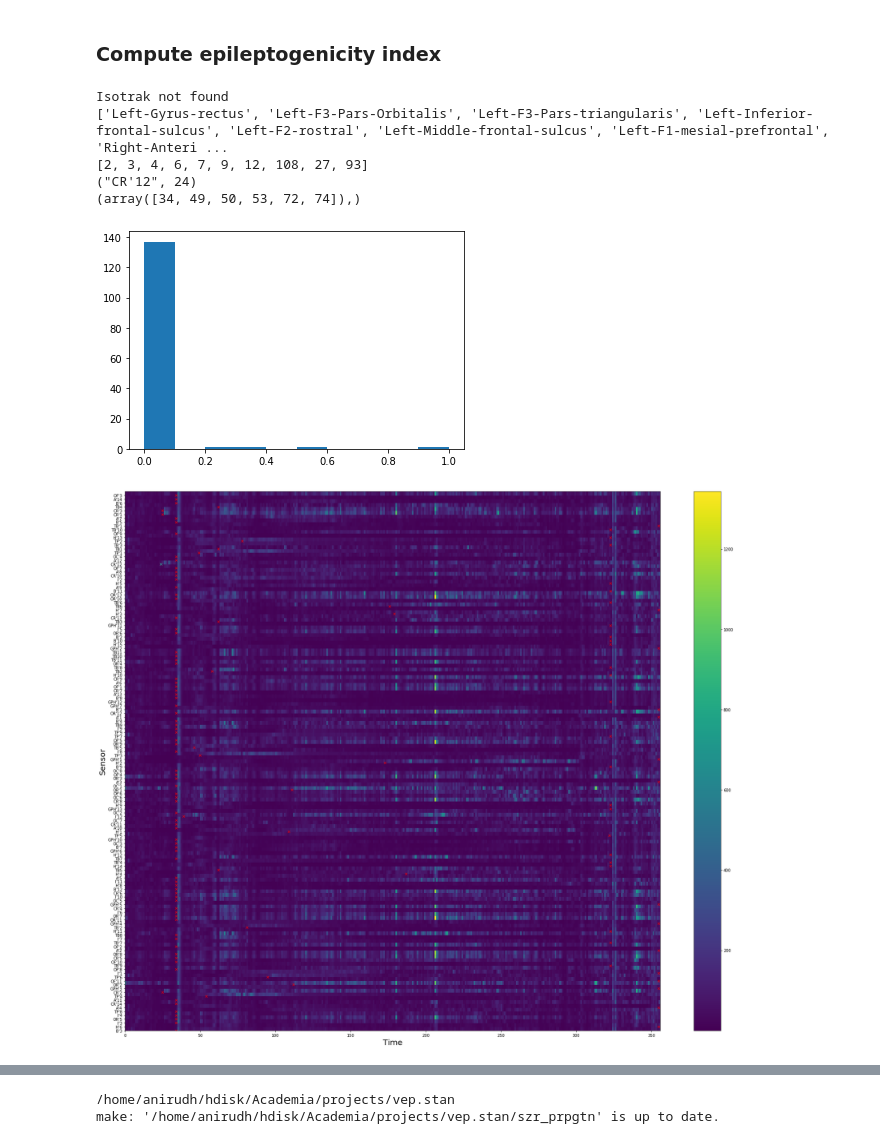
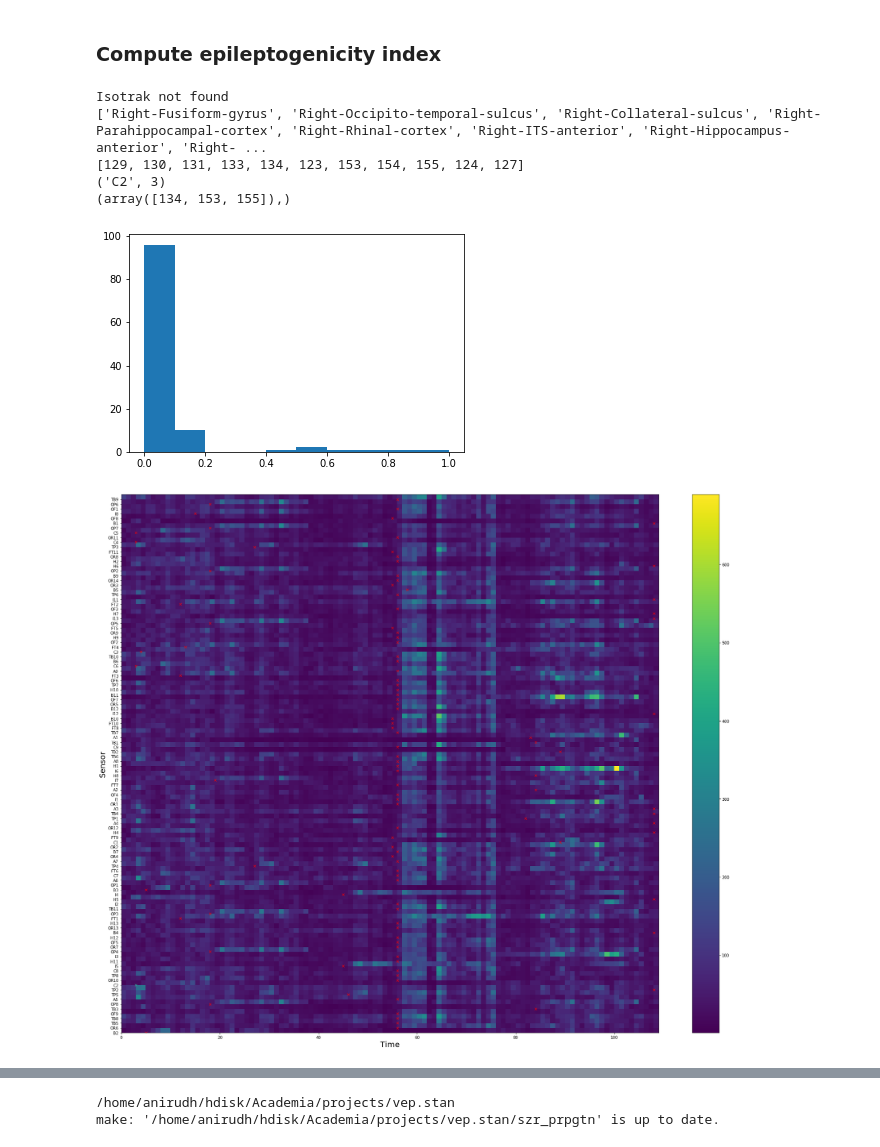
Before and after one commit to dhrunia/infr_szr_prpgtn, a Jupyter notebook: Prestan-fit-ei.ipynb, the cells around one changed output, grey strips where cells are left out. Drawn from its saved outputs; the diff is of its cells as text; code cells hidden in the pictures.

```diff
--- a/Prestan-fit-ei.ipynb
+++ b/Prestan-fit-ei.ipynb
@@ -91,8 +91,8 @@ ep_idx, Nd, N0, ER = lib.utils.ez_priors.comp_epindx(
     data_dir,
     raw_seeg_fname,
     meta_data_fname,
-    bias=50,
-    thrshld=300,
+    bias=20,
+    thrshld=200,
     tau=1,
     wndw_len=1024,
     wndw_ovrlp=512,
@@ -101,39 +101,39 @@ ep_idx_keys, ep_idx_vals = zip(*ep_idx.items())
 ep_idx_vals = np.array(ep_idx_vals)
 cntcts_file = os.path.join(data_dir, 'elec', 'seeg.xyz')
 cntrs_zipfile = os.path.join(data_dir,'tvb', 'connectivity.vep.zip')
 ez_names, ez_idcs = lib.utils.ez_priors.get_ez_from_epindx(ep_idx, 0.5, cntcts_file, cntrs_zipfile, dist_prcntl=3.0)
 print(ez_names)
 print(ez_idcs)
 print(N0)
 ez_clin_hyp = np.loadtxt(os.path.join(data_dir, 'tvb', 'ez_hypothesis.vep.txt'))
 print(np.where(ez_clin_hyp))
 
 plt.figure()
 plt.hist(ep_idx_vals);
 plt.savefig(os.path.join(results_dir,'figures','ei_hist.png'))
 
 k, v = zip(*ER.items())
 ER_mat = np.array(v)
 plt.figure(figsize=(25,20))
 plt.pcolormesh(ER_mat)
 plt.plot([Nd[ch_name] for ch_name in k], np.r_[0:len(k)], 'rx')
 plt.plot(N0[1], k.index(N0[0]),  'cx')
 plt.yticks(ticks=np.r_[0:len(k)], labels=k);
 plt.xlabel('Time', fontsize=20)
 plt.ylabel('Sensor',fontsize=20)
 plt.colorbar()
 plt.tight_layout()
 plt.savefig(os.path.join(results_dir, 'figures', 'Nd_ER.png'))
 
 np.savez(os.path.join(results_dir, "ei_data.npz"), ez_idcs=np.array(ez_idcs), ez_names=ez_names, ch_names=k)
 # %% [output]
 Isotrak not found
-['Left-Gyrus-rectus', 'Left-F3-Pars-Orbitalis', 'Left-F3-Pars-triangularis', 'Left-Inferior-frontal-sulcus', 'Left-F2-rostral', 'Left-Middle-frontal-sulcus', 'Left-F1-mesial-prefrontal', 'Right-Anteri ...
-[2, 3, 4, 6, 7, 9, 12, 108, 27, 93]
-("CR'12", 24)
-(array([34, 49, 50, 53, 72, 74]),)
+['Right-Fusiform-gyrus', 'Right-Occipito-temporal-sulcus', 'Right-Collateral-sulcus', 'Right-Parahippocampal-cortex', 'Right-Rhinal-cortex', 'Right-ITS-anterior', 'Right-Hippocampus-anterior', 'Right- ...
+[129, 130, 131, 133, 134, 123, 153, 154, 155, 124, 127]
+('C2', 3)
+(array([134, 153, 155]),)
-[figure, old version]
+[figure, new version]
-[figure, old version]
+[figure, new version]
 # %%
 ds_freq = int(data['slp'].shape[0]/150)
 data['slp'] = data['slp'][0:-1:ds_freq]
```
Also changed, not shown: parts of 3 cells of this notebook, 1 other file.
